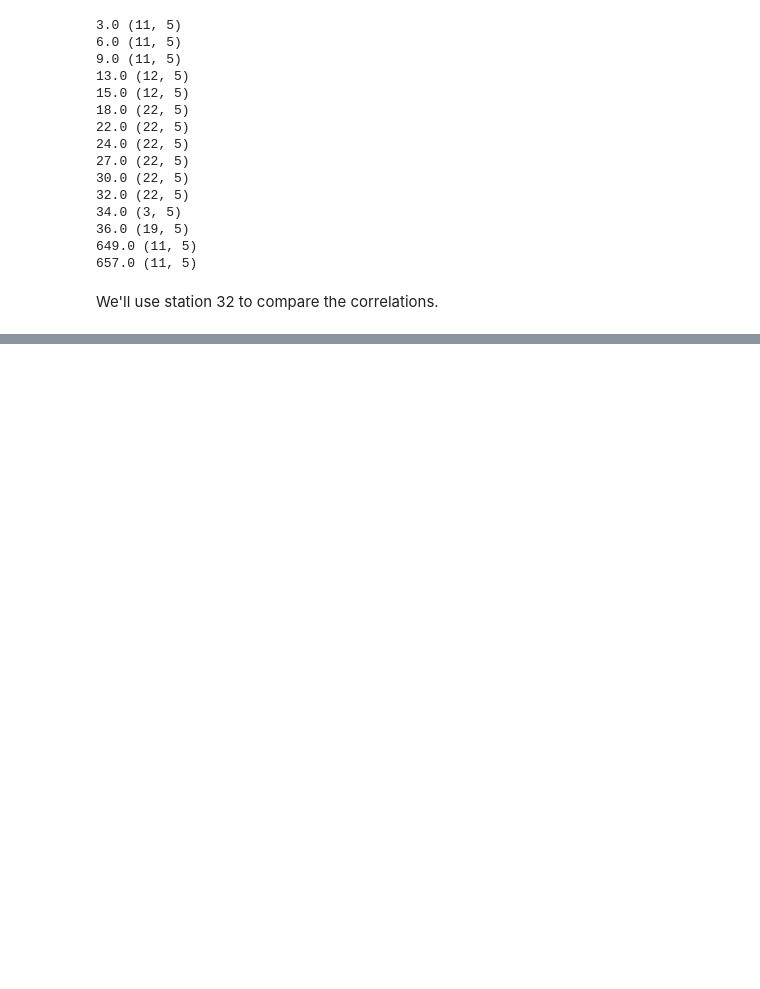
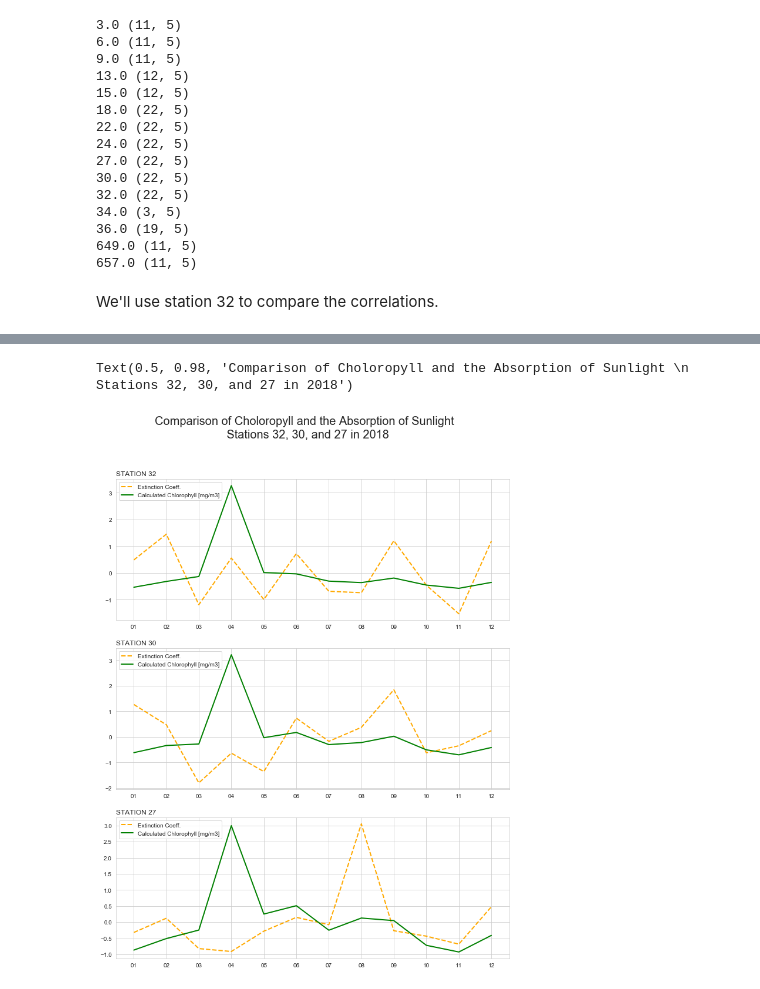
Before and after one commit to xbriandavid/bayareaWater, a Jupyter notebook: analysis.ipynb, the cells around one changed output, grey strips where cells are left out. Cells and saved outputs as stored; diff of their text form; code cells hidden in the pictures; blank space fills up the shorter version.

```diff
--- a/analysis.ipynb
+++ b/analysis.ipynb
@@ -419,0 +482,22 @@ Text(0.5, 0.98, 'Comparison between constituents \n (Chlorophyll & Phosphate) an
+# %%
+extinction = "Measured Extinction Coefficient [per meter]"
+year2018Ext = monthlyMean(year2018, extinction)
+
+scaled32_ext = standard_transform(year2018Ext, 32.0)
+scaled30_ext = standard_transform(year2018Ext, 30.0)
+scaled27_ext = standard_transform(year2018Ext, 27.0)
+
+ext_dfs = [scaled32_ext, scaled30_ext, scaled27_ext]
+choloro_dfs = [scaled_chloro2018, scaled30_chloro2018, scaled27_chloro2018]
+titles = ['STATION 32', 'STATION 30', 'STATION 27']
+
+extChloro, station = plt.subplots(3,1, figsize = (12,15))
+for index, value in enumerate(ext_dfs):
+    station[index].plot(ext_dfs[index]['scaled'], label = 'Extinction Coeff.', color = "#ffaa00", ls = "--", lw = 2)
+    station[index].plot(choloro_dfs[index]['scaled'], label = chloro, color = 'green', lw = 2)
+    station[index].legend(loc = 'upper left')
+    station[index].set_title(titles[index], loc = 'left')
+extChloro.suptitle("Comparison of Choloropyll and the Absorption of Sunlight \n Stations 32, 30, and 27 in 2018", fontsize = 20)
+# %% [output]
+Text(0.5, 0.98, 'Comparison of Choloropyll and the Absorption of Sunlight \n Stations 32, 30, and 27 in 2018')
+[figure, added]
```
Also changed, not shown: parts of 11 cells of this notebook.
